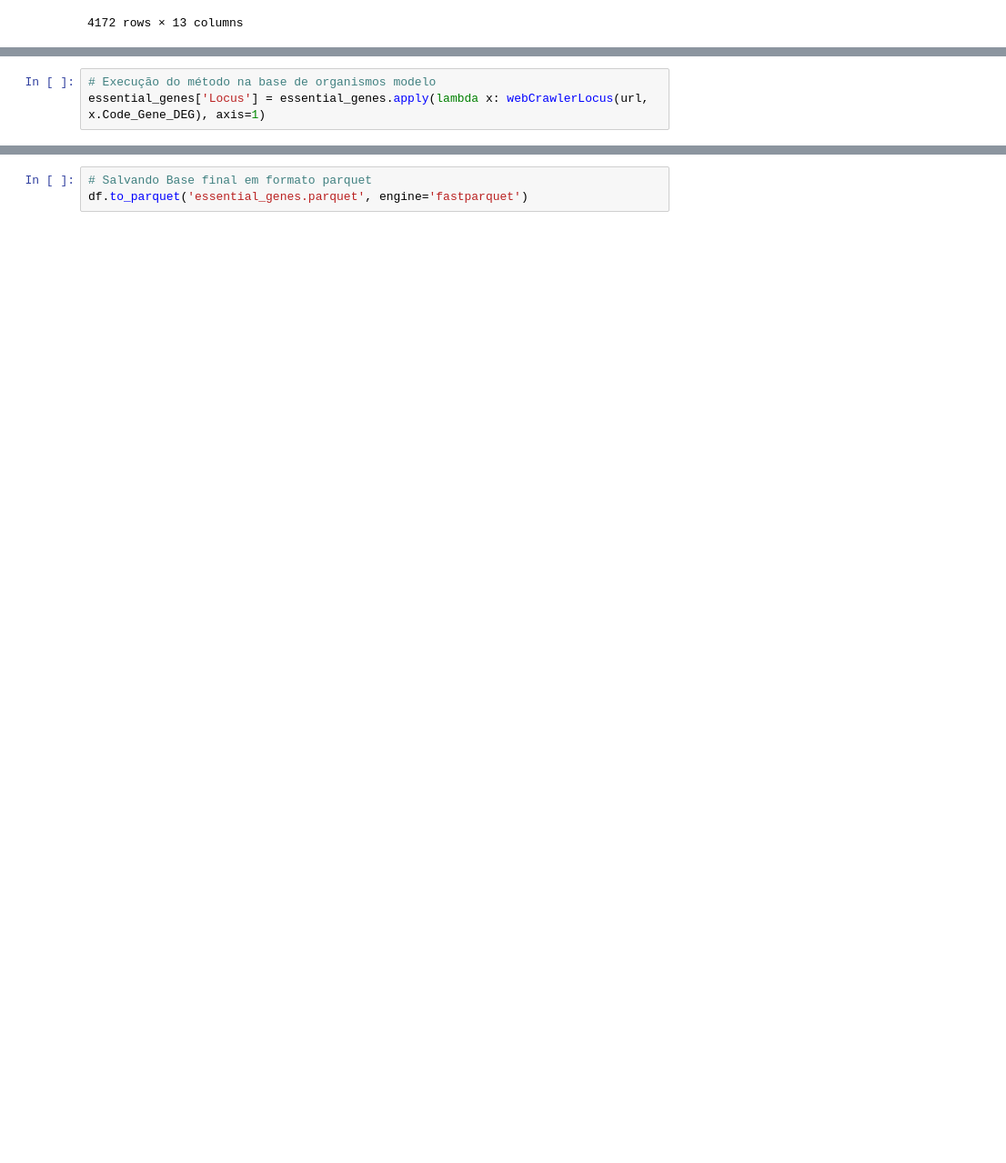
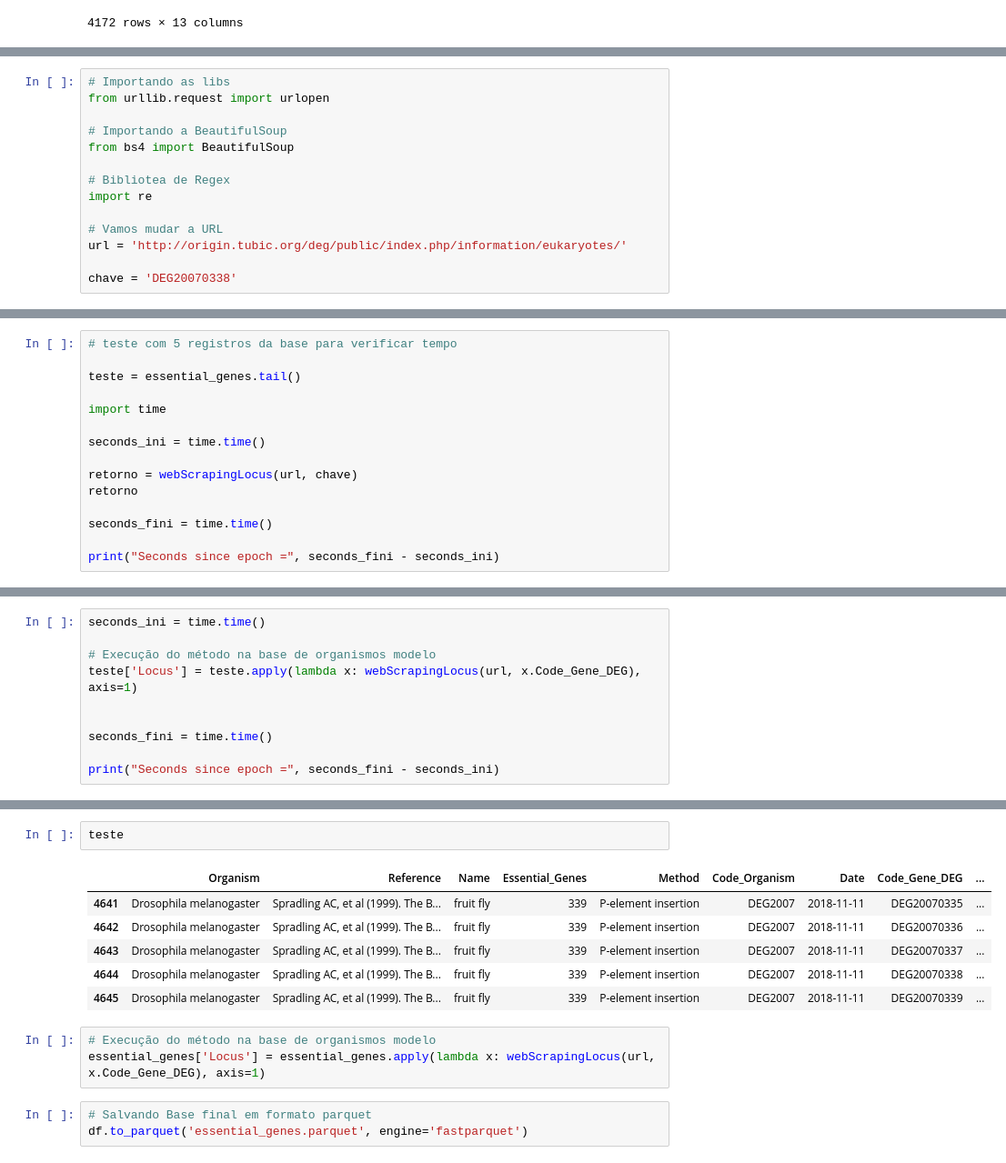
Before and after one commit to JessicaIta/deg-data-essentiality, a Jupyter notebook: deg-data-essentiality.ipynb, the cells around one changed output, grey strips where cells are left out. Shown at 91% size. Cells and saved outputs as stored; diff of their text form; blank space fills up the shorter version.

```diff
--- a/deg-data-essentiality.ipynb
+++ b/deg-data-essentiality.ipynb
@@ -241,3 +201,0 @@ retorno
-# %%
-# Execução do método na base de organismos modelo
-essential_genes['Locus'] = essential_genes.apply(lambda x: webCrawlerLocus(url, x.Code_Gene_DEG), axis=1)
@@ -243,0 +204,14 @@ essential_genes['Locus'] = essential_genes.apply(lambda x: webCrawlerLocus(url,
+# %%
+# Importando as libs
+from urllib.request import urlopen
+
+# Importando a BeautifulSoup
+from bs4 import BeautifulSoup
+
+# Bibliotea de Regex
+import re
+
+# Vamos mudar a URL
+url = 'http://origin.tubic.org/deg/public/index.php/information/eukaryotes/'
+
+chave = 'DEG20070338'
@@ -243,0 +238,15 @@ essential_genes['Locus'] = essential_genes.apply(lambda x: webCrawlerLocus(url,
+# %%
+# teste com 5 registros da base para verificar tempo
+
+teste = essential_genes.tail()
+
+import time
+
+seconds_ini = time.time()
+
+retorno = webScrapingLocus(url, chave)
+retorno
+
+seconds_fini = time.time()
+
+print("Seconds since epoch =", seconds_fini - seconds_ini)
@@ -243,0 +255,10 @@ essential_genes['Locus'] = essential_genes.apply(lambda x: webCrawlerLocus(url,
+# %%
+seconds_ini = time.time()
+
+# Execução do método na base de organismos modelo
+teste['Locus'] = teste.apply(lambda x: webScrapingLocus(url, x.Code_Gene_DEG), axis=1)
+
+
+seconds_fini = time.time()
+
+print("Seconds since epoch =", seconds_fini - seconds_ini)
@@ -244,3 +272,15 @@ essential_genes['Locus'] = essential_genes.apply(lambda x: webCrawlerLocus(url,
+# %%
+teste
+# %% [output]
+|  | Organism | Reference | Name | Essential_Genes | Method | Code_Organism | Date | Code_Gene_DEG | ... |
+| 4641 | Drosophila melanogaster | Spradling AC, et al (1999). The B... | fruit fly | 339 | P-element insertion | DEG2007 | 2018-11-11 | DEG20070335 | ... |
+| 4642 | Drosophila melanogaster | Spradling AC, et al (1999). The B... | fruit fly | 339 | P-element insertion | DEG2007 | 2018-11-11 | DEG20070336 | ... |
+| 4643 | Drosophila melanogaster | Spradling AC, et al (1999). The B... | fruit fly | 339 | P-element insertion | DEG2007 | 2018-11-11 | DEG20070337 | ... |
+| 4644 | Drosophila melanogaster | Spradling AC, et al (1999). The B... | fruit fly | 339 | P-element insertion | DEG2007 | 2018-11-11 | DEG20070338 | ... |
+| 4645 | Drosophila melanogaster | Spradling AC, et al (1999). The B... | fruit fly | 339 | P-element insertion | DEG2007 | 2018-11-11 | DEG20070339 | ... |
+# %%
+# Execução do método na base de organismos modelo
+essential_genes['Locus'] = essential_genes.apply(lambda x: webScrapingLocus(url, x.Code_Gene_DEG), axis=1)
 # %%
 # Salvando Base final em formato parquet
 df.to_parquet('essential_genes.parquet', engine='fastparquet')
```
Also changed, not shown: parts of 8 cells of this notebook.
